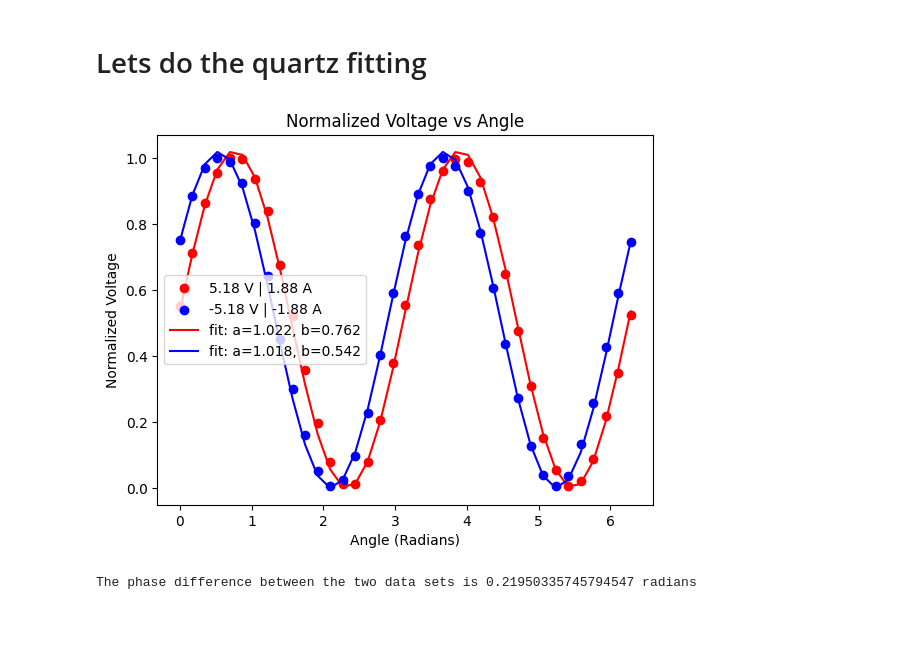
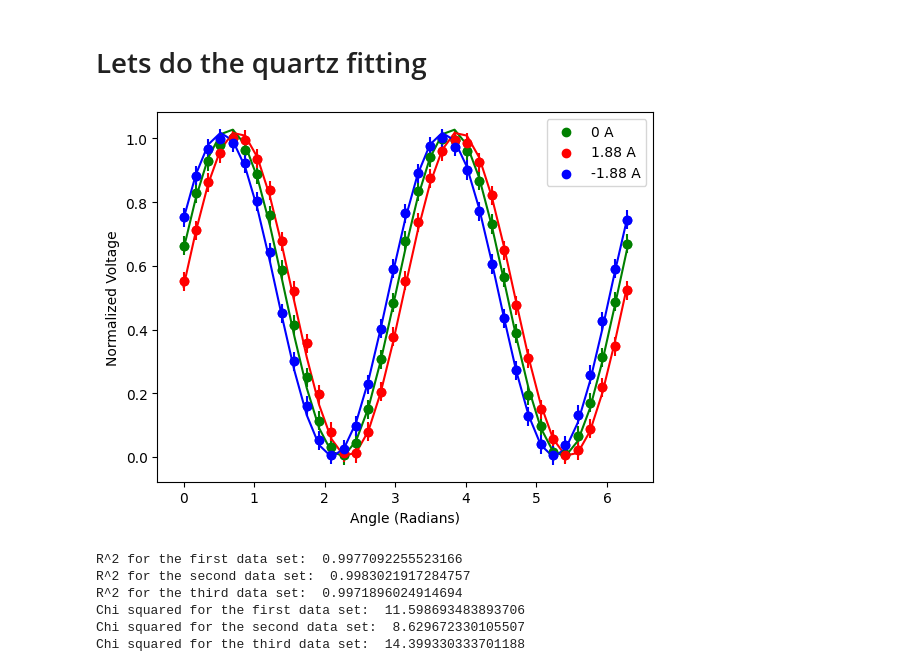
Before and after one commit to ChristianArgueta/PHSX-616, a Jupyter notebook: Faraday.ipynb, the cells around one changed output. Drawn from its saved outputs; the diff is of its cells as text; code cells hidden in the pictures; blank space fills up the shorter version.

```diff
--- a/Faraday.ipynb
+++ b/Faraday.ipynb
@@ -125,38 +125,85 @@ plt.show()
 # Normalize the voltages
 Voltage12 = Voltage12 / np.max(Voltage12) if np.max(Voltage12) != 0 else Voltage12
 Voltage13 = Voltage13 / np.max(Voltage13) if np.max(Voltage13) != 0 else Voltage13
+Voltage9 = Voltage9 / np.max(Voltage9) if np.max(Voltage9) != 0 else Voltage9
 
 #Convert the angles to radians
 angle12 = np.radians(angle12)
 angle13 = np.radians(angle13)
+angle9 = np.radians(angle9)
+
+#Error bars
+errorx_degrees = 3
+errory = 0.03
+errorx_radians = np.radians(errorx_degrees)
 # %%
-
 # Creating a function to fit the data cos^2(theta - phi)
 def cos_sq(x, a, b):
     return a * (np.cos(x - b))**2
 
 # Take in guesses for the parameters
-guess = [.259, 0.2]  # Initial guesses for parameters a and b
+guess = [1, 0.2]  # Initial guesses for parameters a and b
 
 # Fitting the data using the guesses
 popt, pcov = curve_fit(cos_sq, angle12, Voltage12, p0=guess)
 popt2, pcov2 = curve_fit(cos_sq, angle13, Voltage13, p0=guess)
+popt3, pcov3 = curve_fit(cos_sq, angle9, Voltage9, p0=guess)
 
 # Plotting the data
-plt.scatter(angle12, Voltage12, color='red', label='5.18 V | 1.88 A')
-plt.scatter(angle13, Voltage13, color='blue', label='-5.18 V | -1.88 A')
-plt.plot(angle12, cos_sq(angle12, *popt), 'r-', label='fit: a=%5.3f, b=%5.3f' % tuple(popt))
-plt.plot(angle13, cos_sq(angle13, *popt2), 'b-', label='fit: a=%5.3f, b=%5.3f' % tuple(popt2))
+plt.scatter(angle9, Voltage9, color='green', label='0 A')
+plt.scatter(angle12, Voltage12, color='red', label='1.88 A')
+plt.scatter(angle13, Voltage13, color='blue', label='-1.88 A')
+plt.errorbar(angle9, Voltage9, xerr=errorx_radians, yerr=errory, fmt='o', color='green')
+plt.errorbar(angle12, Voltage12, xerr=errorx_radians, yerr=errory, fmt='o', color='red')
+plt.errorbar(angle13, Voltage13, xerr=errorx_radians, yerr=errory, fmt='o', color='blue')
+
+plt.plot(angle9, cos_sq(angle9, *popt3), 'g-')
+plt.plot(angle12, cos_sq(angle12, *popt), 'r-')
+plt.plot(angle13, cos_sq(angle13, *popt2), 'b-')
 
 plt.xlabel('Angle (Radians)')
 plt.ylabel('Normalized Voltage')
-plt.title('Normalized Voltage vs Angle')
 plt.legend()
 plt.show()
 # %% [output]
-[figure, old version]
+[figure, new version]
-# %%
-phase_diff = np.abs(popt[1] - popt2[1])
-print(f'The phase difference between the two data sets is {phase_diff} radians')
-# %% [output]
-The phase difference between the two data sets is 0.21950335745794547 radians
+# %%
+#Calculate the residuals and chi squared
+residuals = Voltage12 - cos_sq(angle12, *popt)
+ss_res = np.sum(residuals**2)
+ss_tot = np.sum((Voltage12 - np.mean(Voltage12))**2)
+r_squared = 1 - (ss_res / ss_tot)
+print('R^2 for the first data set: ', r_squared)
+
+residuals2 = Voltage13 - cos_sq(angle13, *popt2)
+ss_res2 = np.sum(residuals2**2)
+ss_tot2 = np.sum((Voltage13 - np.mean(Voltage13))**2)
+r_squared2 = 1 - (ss_res2 / ss_tot2)
+print('R^2 for the second data set: ', r_squared2)
+
+residuals3 = Voltage9 - cos_sq(angle9, *popt3)
+ss_res3 = np.sum(residuals3**2)
+ss_tot3 = np.sum((Voltage9 - np.mean(Voltage9))**2)
+r_squared3 = 1 - (ss_res3 / ss_tot3)
+print('R^2 for the third data set: ', r_squared3)
+
+#Calculate the chi squared
+chi_squared = np.sum((residuals / errory)**2)
+chi_squared2 = np.sum((residuals2 / errory)**2)
+chi_squared3 = np.sum((residuals3 / errory)**2)
+
+print('Chi squared for the first data set: ', chi_squared)
+print('Chi squared for the second data set: ', chi_squared2)
+print('Chi squared for the third data set: ', chi_squared3)
+
+#Calculate the degrees of freedom
+dof = len(angle12) - 2
+dof2 = len(angle13) - 2
+dof3 = len(angle9) - 2
+# %% [output]
+R^2 for the first data set:  0.9977092255523166
+R^2 for the second data set:  0.9983021917284757
+R^2 for the third data set:  0.9971896024914694
+Chi squared for the first data set:  11.598693483893706
+Chi squared for the second data set:  8.629672330105507
+Chi squared for the third data set:  14.399330333701188
```
Also changed, not shown: parts of 8 cells of this notebook.
